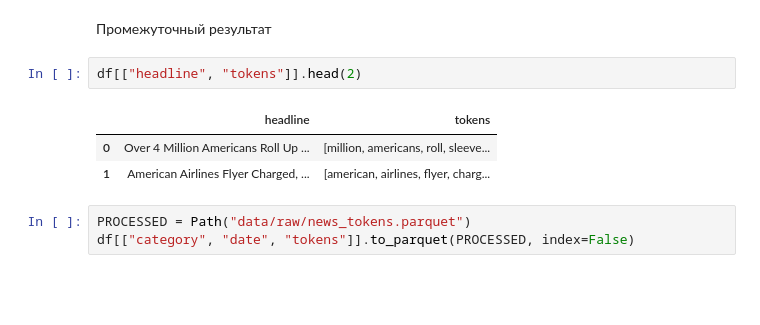
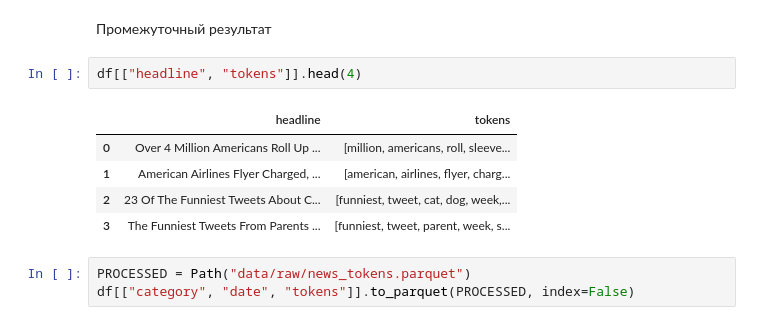
Before and after one commit to angryissues/descriptive_analysis, a Jupyter notebook: ML_project.ipynb, the cells around one changed output. Cells and saved outputs as stored; diff of their text form; blank space fills up the shorter version.

```diff
--- a/ML_project.ipynb
+++ b/ML_project.ipynb
@@ -67,11 +68,13 @@ df["tokens"] = df["text"].progress_apply(clean_text)
 # %% [markdown]
 Промежуточный результат
 # %%
-df[["headline", "tokens"]].head(2)
+df[["headline", "tokens"]].head(4)
 # %% [output]
 |  | headline | tokens |
 | 0 | Over 4 Million Americans Roll Up ... | [million, americans, roll, sleeve... |
 | 1 | American Airlines Flyer Charged, ... | [american, airlines, flyer, charg... |
+| 2 | 23 Of The Funniest Tweets About C... | [funniest, tweet, cat, dog, week,... |
+| 3 | The Funniest Tweets From Parents ... | [funniest, tweet, parent, week, s... |
 # %%
 PROCESSED = Path("data/raw/news_tokens.parquet")
 df[["category", "date", "tokens"]].to_parquet(PROCESSED, index=False)
```
Also changed, not shown: parts of 17 cells of this notebook.
